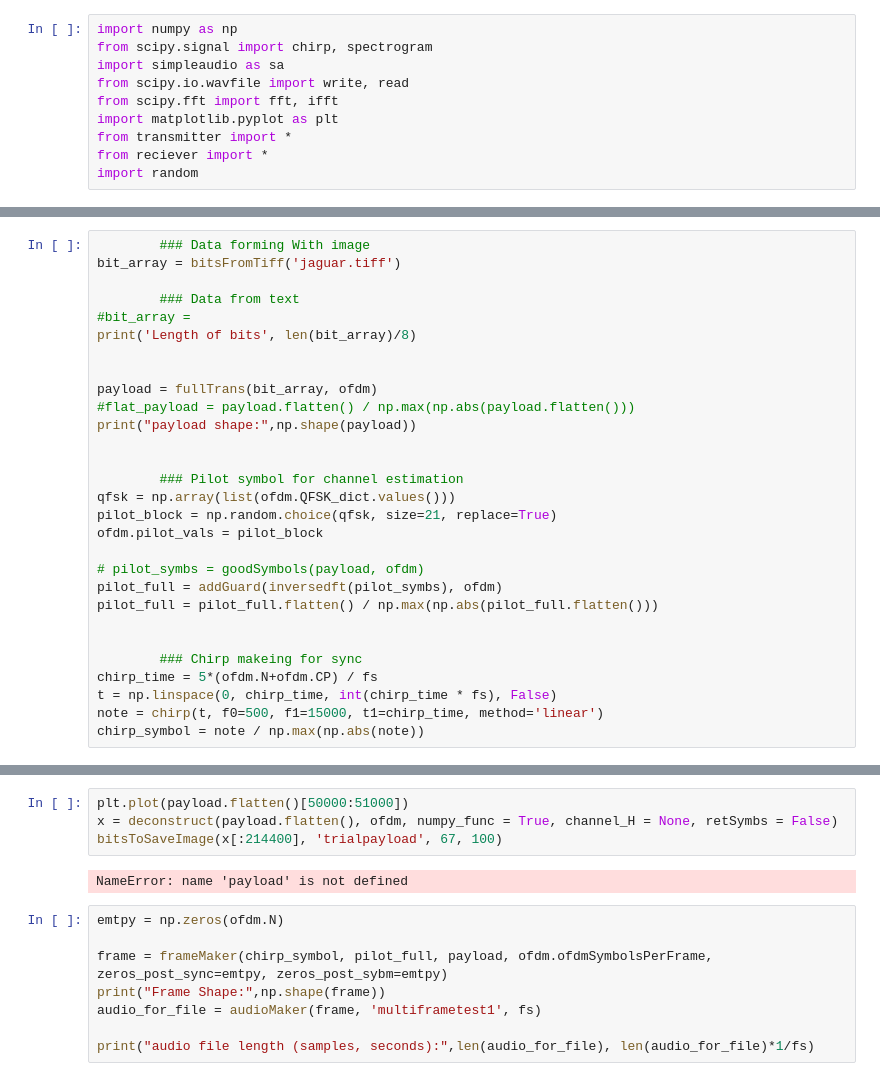
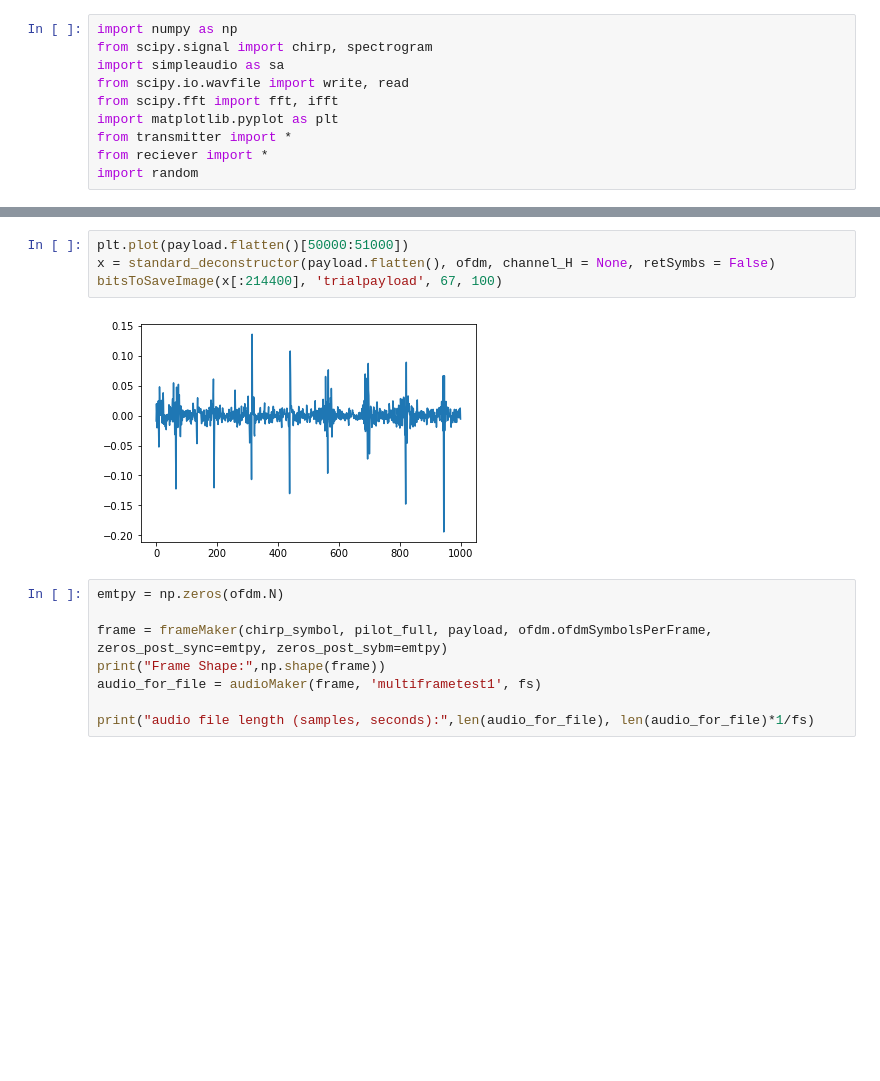
Before and after one commit to jks70/gf3_v2, a Jupyter notebook: Testing1.ipynb, the cells around one changed output, grey strips where cells are left out. Drawn from its saved outputs; the diff is of its cells as text; blank space fills up the shorter version.

```diff
--- a/Testing1.ipynb
+++ b/Testing1.ipynb
@@ -48,29 +175,0 @@ NameError: name 'pilot_block' is not defined
-# %%
-        ### Data forming With image
-bit_array = bitsFromTiff('jaguar.tiff')
-
-        ### Data from text
-#bit_array =
-print('Length of bits', len(bit_array)/8)
-
-
-payload = fullTrans(bit_array, ofdm)
-#flat_payload = payload.flatten() / np.max(np.abs(payload.flatten()))
-print("payload shape:",np.shape(payload))
-
-
-        ### Pilot symbol for channel estimation
-qfsk = np.array(list(ofdm.QFSK_dict.values()))
-pilot_block = np.random.choice(qfsk, size=21, replace=True)
-ofdm.pilot_vals = pilot_block
-
-# pilot_symbs = goodSymbols(payload, ofdm)
-pilot_full = addGuard(inversedft(pilot_symbs), ofdm)
-pilot_full = pilot_full.flatten() / np.max(np.abs(pilot_full.flatten()))
-
-
-        ### Chirp makeing for sync
-chirp_time = 5*(ofdm.N+ofdm.CP) / fs
-t = np.linspace(0, chirp_time, int(chirp_time * fs), False)
-note = chirp(t, f0=500, f1=15000, t1=chirp_time, method='linear')
-chirp_symbol = note / np.max(np.abs(note))
@@ -85,9 +221,9 @@ plt.plot(payload[0])
 # %%
 plt.plot(payload.flatten()[50000:51000])
-x = deconstruct(payload.flatten(), ofdm, numpy_func = True, channel_H = None, retSymbs = False)
+x = standard_deconstructor(payload.flatten(), ofdm, channel_H = None, retSymbs = False)
 bitsToSaveImage(x[:214400], 'trialpayload', 67, 100)
 # %% [output]
-NameError: name 'payload' is not defined
+[figure, added]
 # %%
 emtpy = np.zeros(ofdm.N)
 
```
Also changed, not shown: parts of 28 cells of this notebook, 17 other files.
